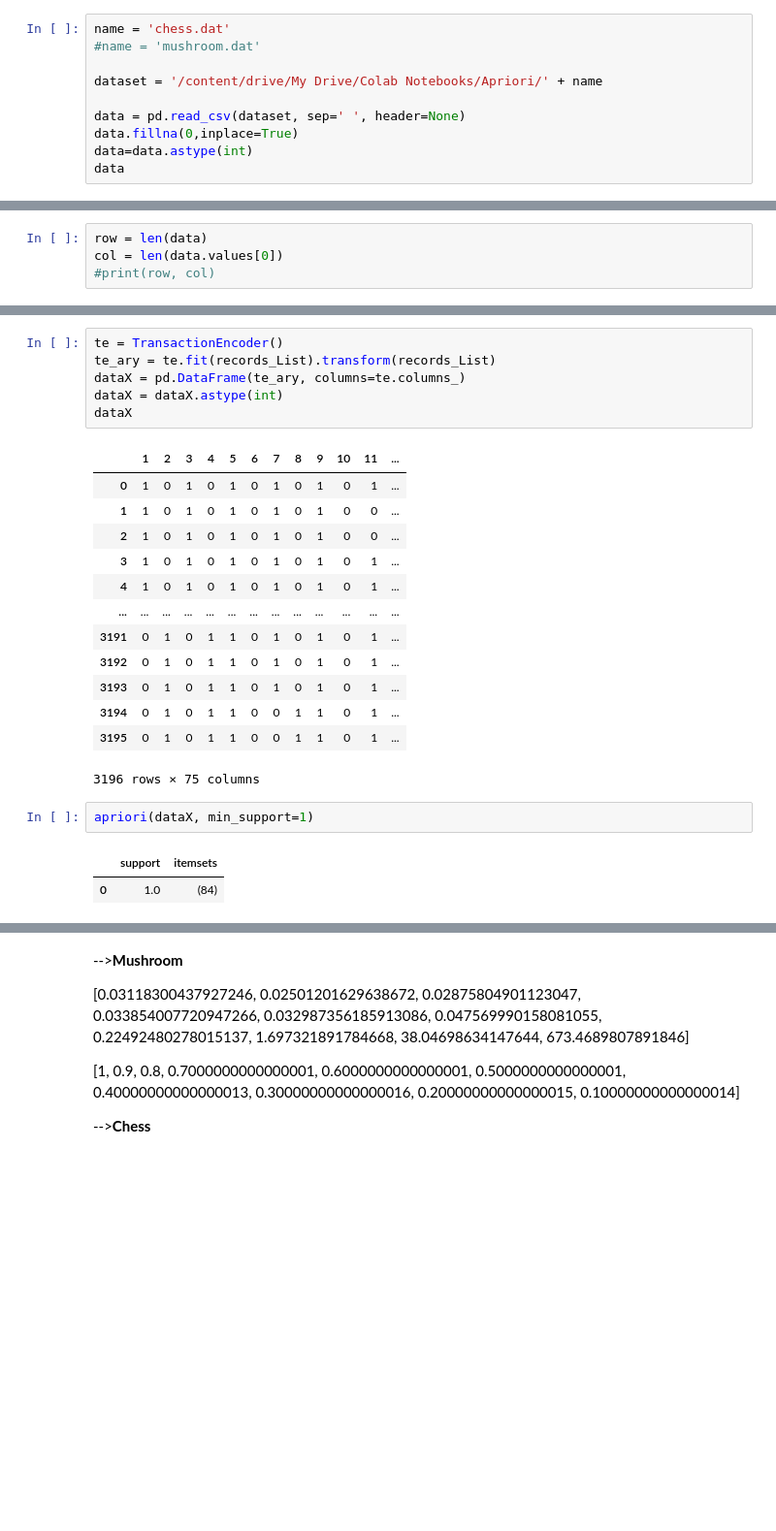
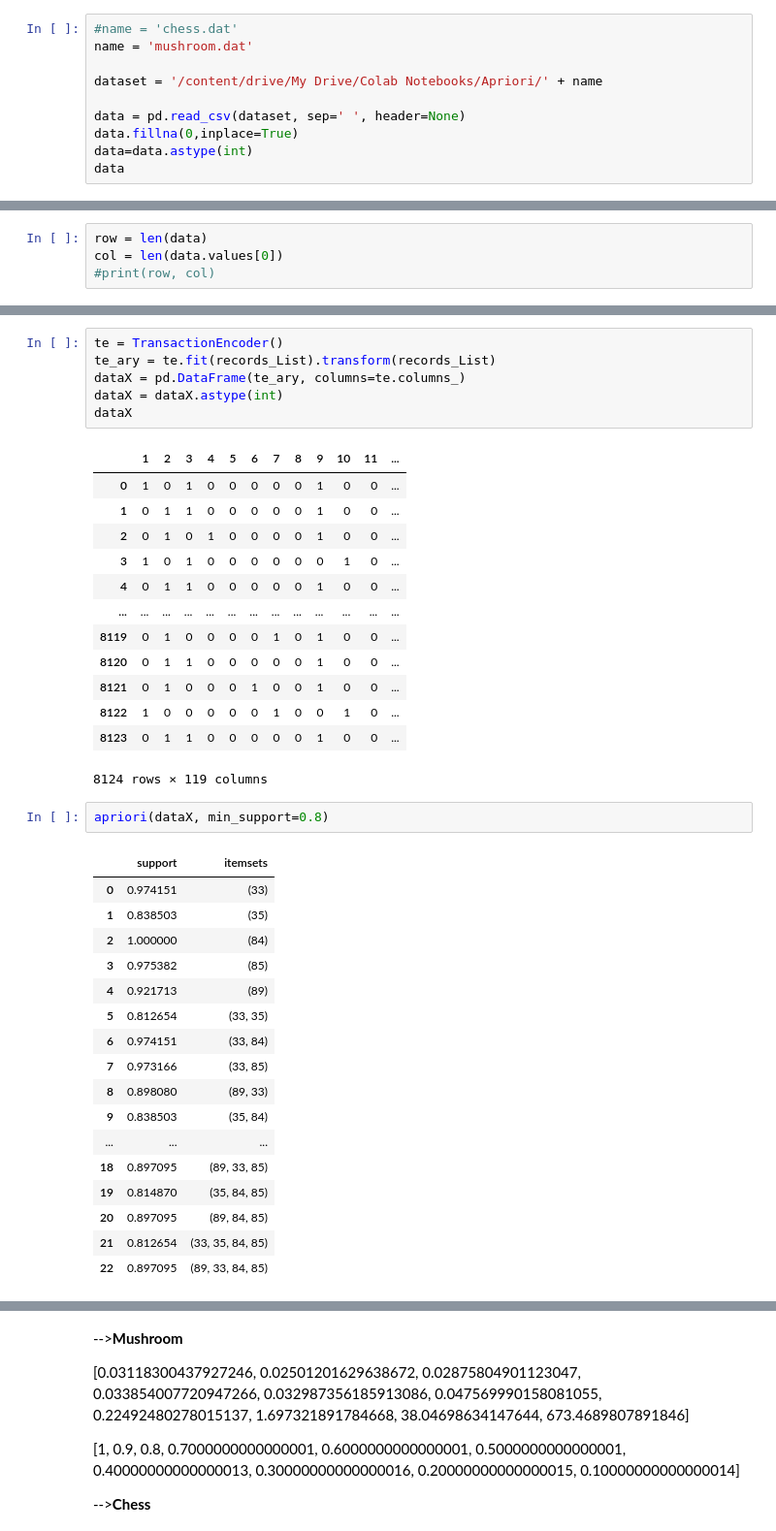
Before and after one commit to Omair-Rahman/Data-Mining-Algorithm, a Jupyter notebook: Apriori.ipynb, the cells around one changed output, grey strips where cells are left out. Shown at 97% size. Cells and saved outputs as stored; diff of their text form; blank space fills up the shorter version.

```diff
--- a/Apriori.ipynb
+++ b/Apriori.ipynb
@@ -11,8 +11,8 @@ import pandas as pd
 import numpy as np
 import time
 # %%
-name = 'chess.dat'
-#name = 'mushroom.dat'
+#name = 'chess.dat'
+name = 'mushroom.dat'
 
 dataset = '/content/drive/My Drive/Colab Notebooks/Apriori/' + name
 
@@ -55,23 +73,38 @@ dataX = dataX.astype(int)
 dataX
 # %% [output]
 |  | 1 | 2 | 3 | 4 | 5 | 6 | 7 | 8 | 9 | 10 | 11 | ... |
-| 0 | 1 | 0 | 1 | 0 | 1 | 0 | 1 | 0 | 1 | 0 | 1 | ... |
-| 1 | 1 | 0 | 1 | 0 | 1 | 0 | 1 | 0 | 1 | 0 | 0 | ... |
-| 2 | 1 | 0 | 1 | 0 | 1 | 0 | 1 | 0 | 1 | 0 | 0 | ... |
-| 3 | 1 | 0 | 1 | 0 | 1 | 0 | 1 | 0 | 1 | 0 | 1 | ... |
-| 4 | 1 | 0 | 1 | 0 | 1 | 0 | 1 | 0 | 1 | 0 | 1 | ... |
+| 0 | 1 | 0 | 1 | 0 | 0 | 0 | 0 | 0 | 1 | 0 | 0 | ... |
+| 1 | 0 | 1 | 1 | 0 | 0 | 0 | 0 | 0 | 1 | 0 | 0 | ... |
+| 2 | 0 | 1 | 0 | 1 | 0 | 0 | 0 | 0 | 1 | 0 | 0 | ... |
+| 3 | 1 | 0 | 1 | 0 | 0 | 0 | 0 | 0 | 0 | 1 | 0 | ... |
+| 4 | 0 | 1 | 1 | 0 | 0 | 0 | 0 | 0 | 1 | 0 | 0 | ... |
 | ... | ... | ... | ... | ... | ... | ... | ... | ... | ... | ... | ... | ... |
-| 3191 | 0 | 1 | 0 | 1 | 1 | 0 | 1 | 0 | 1 | 0 | 1 | ... |
-| 3192 | 0 | 1 | 0 | 1 | 1 | 0 | 1 | 0 | 1 | 0 | 1 | ... |
-| 3193 | 0 | 1 | 0 | 1 | 1 | 0 | 1 | 0 | 1 | 0 | 1 | ... |
-| 3194 | 0 | 1 | 0 | 1 | 1 | 0 | 0 | 1 | 1 | 0 | 1 | ... |
-| 3195 | 0 | 1 | 0 | 1 | 1 | 0 | 0 | 1 | 1 | 0 | 1 | ... |
+| 8119 | 0 | 1 | 0 | 0 | 0 | 0 | 1 | 0 | 1 | 0 | 0 | ... |
+| 8120 | 0 | 1 | 1 | 0 | 0 | 0 | 0 | 0 | 1 | 0 | 0 | ... |
+| 8121 | 0 | 1 | 0 | 0 | 0 | 1 | 0 | 0 | 1 | 0 | 0 | ... |
+| 8122 | 1 | 0 | 0 | 0 | 0 | 0 | 1 | 0 | 0 | 1 | 0 | ... |
+| 8123 | 0 | 1 | 1 | 0 | 0 | 0 | 0 | 0 | 1 | 0 | 0 | ... |
-3196 rows × 75 columns
+8124 rows × 119 columns
 # %%
-apriori(dataX, min_support=1)
+apriori(dataX, min_support=0.8)
 # %% [output]
 |  | support | itemsets |
-| 0 | 1.0 | (84) |
+| 0 | 0.974151 | (33) |
+| 1 | 0.838503 | (35) |
+| 2 | 1.000000 | (84) |
+| 3 | 0.975382 | (85) |
+| 4 | 0.921713 | (89) |
+| 5 | 0.812654 | (33, 35) |
+| 6 | 0.974151 | (33, 84) |
+| 7 | 0.973166 | (33, 85) |
+| 8 | 0.898080 | (89, 33) |
+| 9 | 0.838503 | (35, 84) |
+| ... | ... | ... |
+| 18 | 0.897095 | (89, 33, 85) |
+| 19 | 0.814870 | (35, 84, 85) |
+| 20 | 0.897095 | (89, 84, 85) |
+| 21 | 0.812654 | (33, 35, 84, 85) |
+| 22 | 0.897095 | (89, 33, 84, 85) |
 # %%
 threshold = 1
 total_Time = []
```
Also changed, not shown: parts of 6 cells of this notebook, 1 other file.
